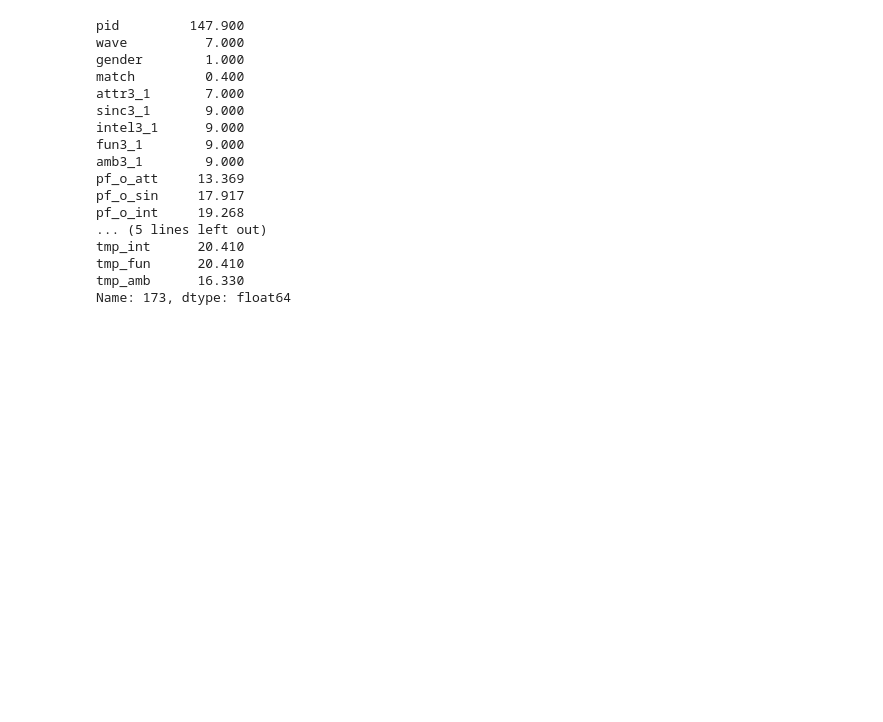
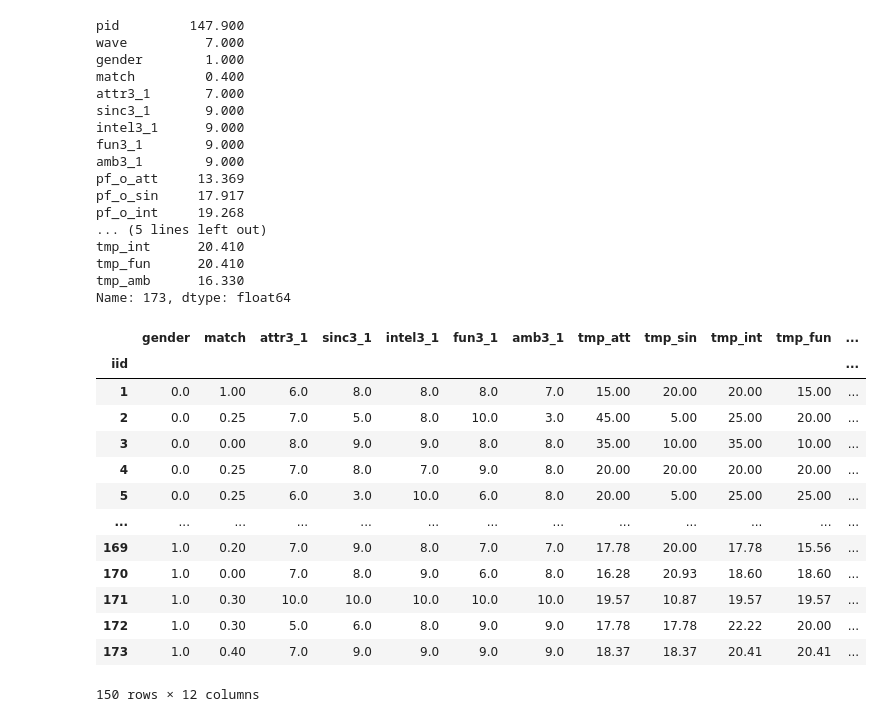
Before and after one commit to i-am-not-kangjik/Well-Founded-Confidence, a Jupyter notebook: kangjik/preprocessing_group1_data.ipynb, the cells around one changed output. Saved outputs shown, nothing was run; the diff lists cells and outputs as text; code cells hidden in the pictures; blank space fills up the shorter version.

```diff
--- a/kangjik/preprocessing_group1_data.ipynb
+++ b/kangjik/preprocessing_group1_data.ipynb
@@ -210,5 +210,21 @@ tmp_amb      16.330
 Name: 173, dtype: float64
 # %%
 result = result['gender	match	attr3_1	sinc3_1	intel3_1	fun3_1	amb3_1	tmp_att	tmp_sin	tmp_int	tmp_fun	tmp_amb'.split()]
+result
+# %% [output]
+|  | gender | match | attr3_1 | sinc3_1 | intel3_1 | fun3_1 | amb3_1 | tmp_att | tmp_sin | tmp_int | tmp_fun | ... |
+| iid |  |  |  |  |  |  |  |  |  |  |  | ... |
+| 1 | 0.0 | 1.00 | 6.0 | 8.0 | 8.0 | 8.0 | 7.0 | 15.00 | 20.00 | 20.00 | 15.00 | ... |
+| 2 | 0.0 | 0.25 | 7.0 | 5.0 | 8.0 | 10.0 | 3.0 | 45.00 | 5.00 | 25.00 | 20.00 | ... |
+| 3 | 0.0 | 0.00 | 8.0 | 9.0 | 9.0 | 8.0 | 8.0 | 35.00 | 10.00 | 35.00 | 10.00 | ... |
+| 4 | 0.0 | 0.25 | 7.0 | 8.0 | 7.0 | 9.0 | 8.0 | 20.00 | 20.00 | 20.00 | 20.00 | ... |
+| 5 | 0.0 | 0.25 | 6.0 | 3.0 | 10.0 | 6.0 | 8.0 | 20.00 | 5.00 | 25.00 | 25.00 | ... |
+| ... | ... | ... | ... | ... | ... | ... | ... | ... | ... | ... | ... | ... |
+| 169 | 1.0 | 0.20 | 7.0 | 9.0 | 8.0 | 7.0 | 7.0 | 17.78 | 20.00 | 17.78 | 15.56 | ... |
+| 170 | 1.0 | 0.00 | 7.0 | 8.0 | 9.0 | 6.0 | 8.0 | 16.28 | 20.93 | 18.60 | 18.60 | ... |
+| 171 | 1.0 | 0.30 | 10.0 | 10.0 | 10.0 | 10.0 | 10.0 | 19.57 | 10.87 | 19.57 | 19.57 | ... |
+| 172 | 1.0 | 0.30 | 5.0 | 6.0 | 8.0 | 9.0 | 9.0 | 17.78 | 17.78 | 22.22 | 20.00 | ... |
+| 173 | 1.0 | 0.40 | 7.0 | 9.0 | 9.0 | 9.0 | 9.0 | 18.37 | 18.37 | 20.41 | 20.41 | ... |
+150 rows × 12 columns
 # %%
 result.to_csv('../data/group1_fin.csv')
```
Also changed, not shown: 2 other files.
